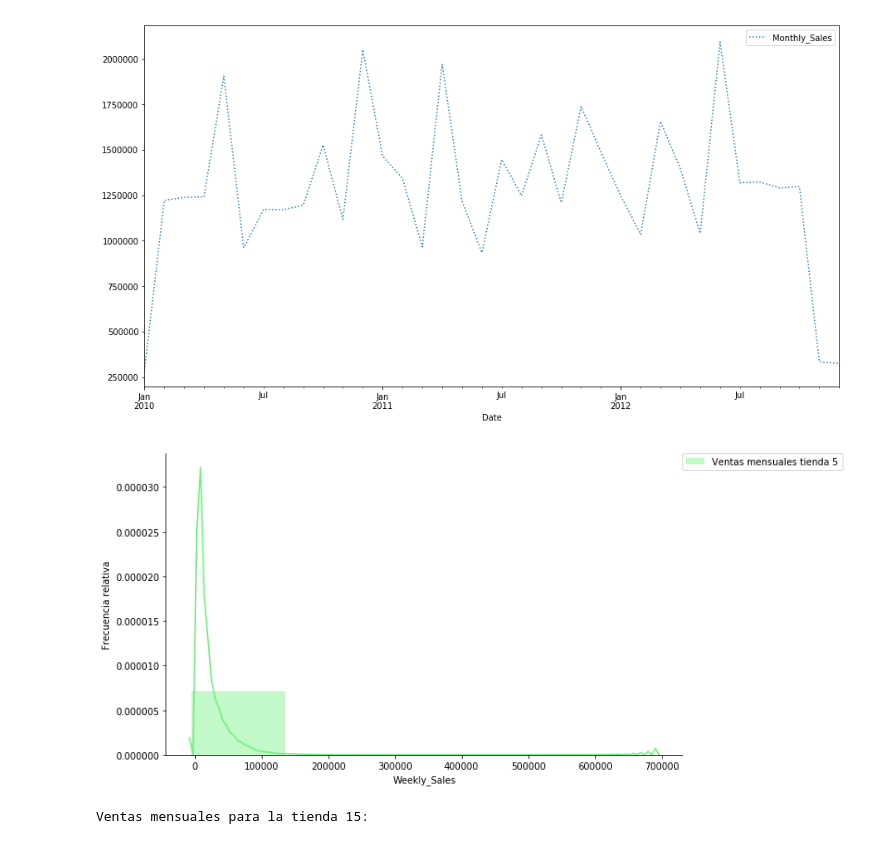
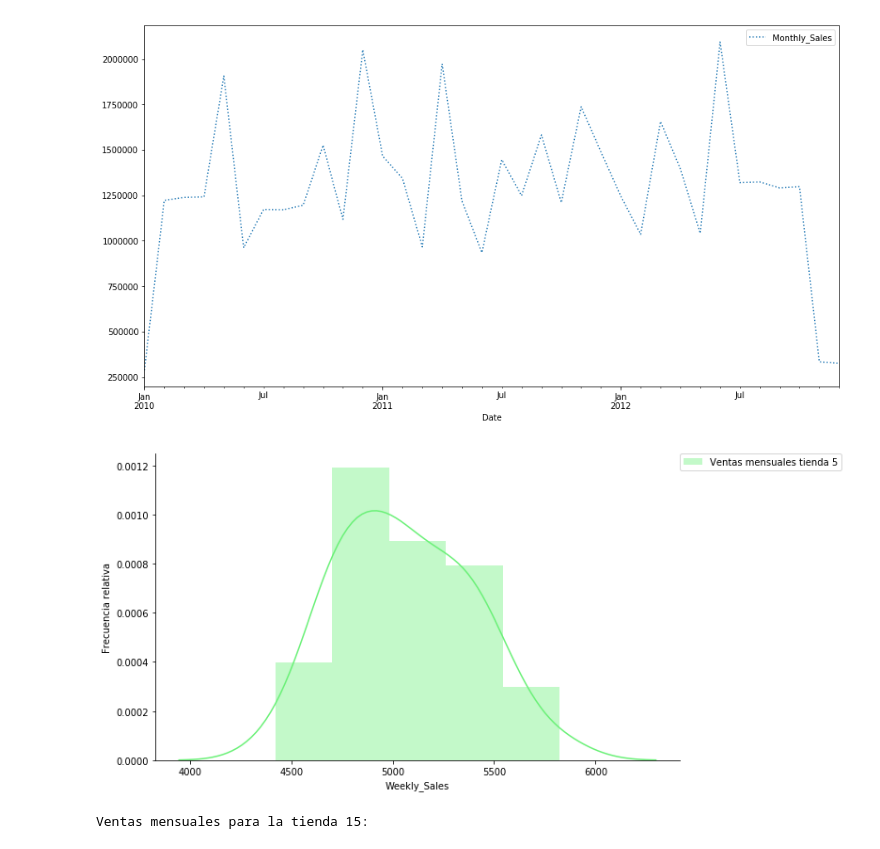
Before and after one commit to dbourdin/diplodatos-mentorias, a Jupyter notebook: AnalisisYCuracion/retail_data_analytics.ipynb, the cells around one changed output. Cells and saved outputs as stored; diff of their text form; code cells hidden in the pictures.

Commit message:
Agrego kstest, borro los markdonw del ultimo test, borro conversion to_Datetime

```diff
--- a/AnalisisYCuracion/retail_data_analytics.ipynb
+++ b/AnalisisYCuracion/retail_data_analytics.ipynb
@@ -50,8 +51,8 @@ features_1 = features.copy()
 users_1 = users.copy()
 # %%
 sales_1.rename(columns={'Sale Id':'Sale_Id'}, inplace=True)
-sales_1['Date'] = pd.to_datetime(sales_1['Date'])
-features_1['Date'] = pd.to_datetime(features_1['Date'])
+#sales_1['Date'] = pd.to_datetime(sales_1['Date'])
+#features_1['Date'] = pd.to_datetime(features_1['Date'])
 # %% [markdown]
 - Agregamos columna IsMarkdown para los casos en los que hubo descuentos.
 # %%
@@ -475,14 +475,14 @@ Ventas mensuales para la tienda 5:
 <matplotlib.axes._subplots.AxesSubplot at 0x...>
 [figure]
 # %%
-sales_1[sales_1['Store']==5].groupby([sales_1['Date'].dt.month,sales_1['Date'].dt.year]).agg('mean')
+sl5=sales_1[sales_1['Store']==5].groupby([sales_1['Date'].dt.month,sales_1['Date'].dt.year]).agg('mean')
 plt.figure(figsize=(10,6))
-seaborn.distplot(sales_1['Weekly_Sales'], bins=5, color='#6BF178', label='Ventas mensuales tienda 5')
+seaborn.distplot(sl5['Weekly_Sales'], bins=5, color='#6BF178', label='Ventas mensuales tienda 5')
 plt.legend(bbox_to_anchor=(1, 1), loc=2, borderaxespad=0.)
 plt.ylabel('Frecuencia relativa')
 seaborn.despine()
 # %% [output]
-[figure, old version]
+[figure, new version]
 # %%
 print('Ventas mensuales para la tienda 15:')
 monthly_15 = resample_store(15)
```
Also changed, not shown: parts of 19 cells of this notebook.
